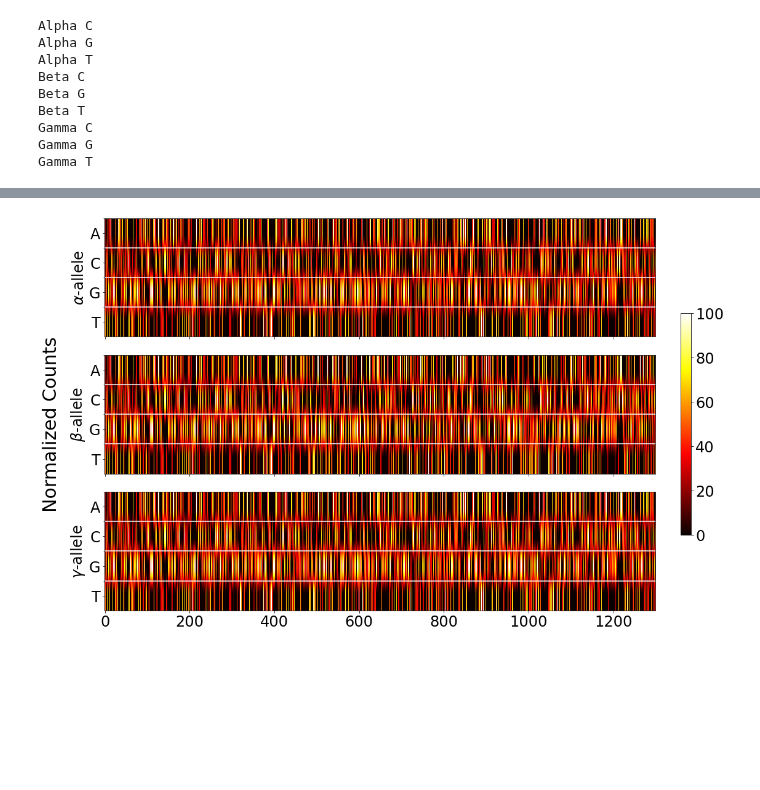
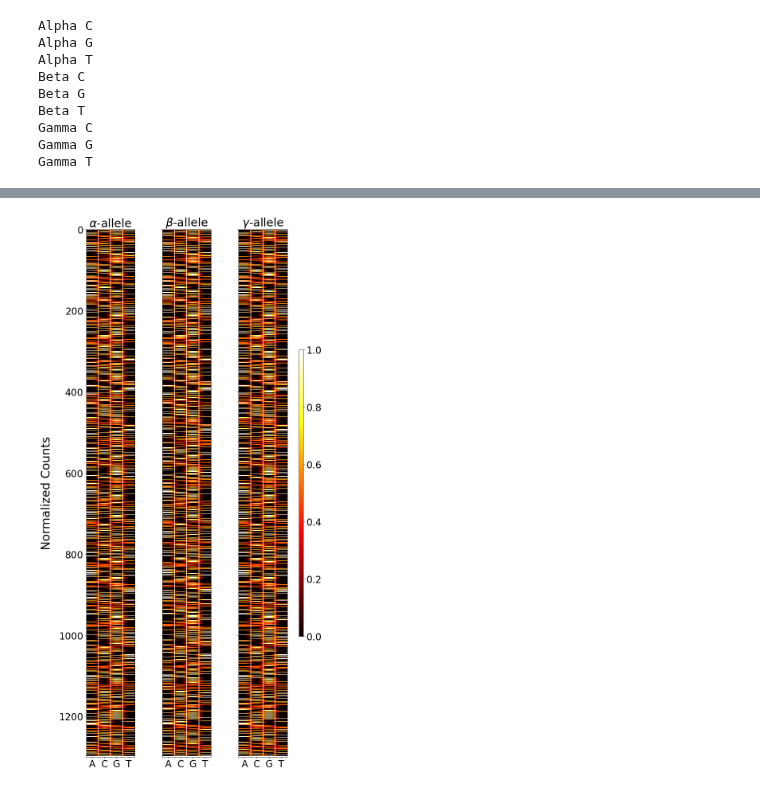
Before and after one commit to hsmurali/Hot_Springs_Analysis, a Jupyter notebook: Scripts/Strain-Analysis/Single_Cell_Gabe/Plot_16S_Alignment_Profiles.ipynb, the cells around one changed output, grey strips where cells are left out. Drawn from its saved outputs; the diff is of its cells as text; code cells hidden in the pictures; blank space fills up the shorter version.

```diff
--- a/Scripts/Strain-Analysis/Single_Cell_Gabe/Plot_16S_Alignment_Profiles.ipynb
+++ b/Scripts/Strain-Analysis/Single_Cell_Gabe/Plot_16S_Alignment_Profiles.ipynb
@@ -25,6 +27,8 @@ for f in ['Synechococcus_Alpha_16SrRNA','Synechococcus_Beta_16SrRNA','Synechococ
 AP_All_Samples = {}
 
 for s in samples:
+    if 'MS50' not in s:
+        continue
     Alignment_profile = {'Alpha':{'A':np.zeros(1300),'C':np.zeros(1300),'G':np.zeros(1300),'T':np.zeros(1300)},
                          'Beta':{'A':np.zeros(1300),'C':np.zeros(1300),'G':np.zeros(1300),'T':np.zeros(1300)},
                          'Gamma':{'A':np.zeros(1300),'C':np.zeros(1300),'G':np.zeros(1300),'T':np.zeros(1300)}}
@@ -38,6 +42,8 @@ for s in samples:
     Temp = Temp[Temp['SEnd'] < 1300]
     Temp['Subject'] = Temp['Subject'].str.replace("Synechococcus_","")
     Temp['Subject'] = Temp['Subject'].str.replace("_16SrRNA","")
+    Temp['Divergence'] = Temp['MisMatches']/150*100
+    Temp = Temp[Temp['Divergence'] < 8]
 
     CS_strings = Temp['CS'].tolist()
     SStarts = Temp['SStart'].tolist()
@@ -139,35 +107,38 @@ fig.subplots_adjust(left = 0.125)
 # %%
-fig, ax = plt.subplots(3,1, figsize = (16,10), sharex = True)
-im1 = ax[0].imshow(df[[('Alpha','A'),('Alpha','C'),('Alpha','G'),('Alpha','T')]].T, cmap = 'hot', vmin = 0, vmax = 100)
-ax[0].set_aspect(70)
-ax[0].set_ylabel(r'$\alpha$-allele')
-ax[0].set_yticks([0,1,2,3])
-ax[0].set_yticklabels(['A','C','G','T'])
+plt.rcParams.update(rcParams)
+
+fig, ax = plt.subplots(1,3, figsize = (10,20), sharey = True)
+vmax = 1
+im1 = ax[0].imshow(df_normalized[[('Alpha','A'),('Alpha','C'),('Alpha','G'),('Alpha','T')]], cmap = 'hot', vmax = vmax)
+ax[0].set_aspect(1/30)
+ax[0].set_title(r'$\alpha$-allele')
+ax[0].set_xticks([0,1,2,3])
+ax[0].set_xticklabels(['A','C','G','T'])
+ax[0].set_xticks(np.arange(-.5, 3.5, 1), minor=True)
 ax[0].grid(which='minor', color='white', linestyle='-', linewidth=1.5)
-ax[0].set_yticks(np.arange(-.5, 3.5, 1), minor=True)
 
-im2 = ax[1].imshow(df[[('Beta','A'),('Beta','C'),('Beta','G'),('Beta','T')]].T, cmap = 'hot', vmin = 0, vmax = 100)
-ax[1].set_aspect(70)
-ax[1].set_ylabel(r'$\beta$-allele')
-ax[1].set_yticks([0,1,2,3])
-ax[1].set_yticklabels(['A','C','G','T'])
+im2 = ax[1].imshow(df_normalized[[('Beta','A'),('Beta','C'),('Beta','G'),('Beta','T')]], cmap = 'hot', vmax = vmax)
+ax[1].set_aspect(1/30)
+ax[1].set_title(r'$\beta$-allele')
+ax[1].set_xticks([0,1,2,3])
+ax[1].set_xticklabels(['A','C','G','T'])
+ax[1].set_xticks(np.arange(-.5, 3.5, 1), minor=True)
 ax[1].grid(which='minor', color='white', linestyle='-', linewidth=1.5)
-ax[1].set_yticks(np.arange(-.5, 3.5, 1), minor=True)
 
-im3 = ax[2].imshow(df[[('Gamma','A'),('Gamma','C'),('Gamma','G'),('Gamma','T')]].T, cmap = 'hot', vmin = 0, vmax = 100)
-ax[2].set_aspect(70)
-ax[2].set_ylabel(r'$\gamma$-allele')
-ax[2].set_yticks([0,1,2,3])
-ax[2].set_yticklabels(['A','C','G','T'])
+im3 = ax[2].imshow(df_normalized[[('Gamma','A'),('Gamma','C'),('Gamma','G'),('Gamma','T')]], cmap = 'hot', vmax = vmax)
+ax[2].set_aspect(1/30)
+ax[2].set_title(r'$\gamma$-allele')
+ax[2].set_xticks([0,1,2,3])
+ax[2].set_xticklabels(['A','C','G','T'])
+ax[2].set_xticks(np.arange(-.5, 3.5, 1), minor=True)
 ax[2].grid(which='minor', color='white', linestyle='-', linewidth=1.5)
-ax[2].set_yticks(np.arange(-.5, 3.5, 1), minor=True)
 
 fig.text(0.0, 0.5, 'Normalized Counts', va='center', rotation='vertical', size = 30)
 
 fig.tight_layout()
 
 fig.subplots_adjust(right=0.93)
 cbar_ax = fig.add_axes([0.9, 0.25, 0.015, 0.5])
 cbar = fig.colorbar(im1, cbar_ax)
 # %% [output]
-[figure, old version]
+[figure, new version]
```
Also changed, not shown: parts of 6 cells of this notebook, 1 other file.
